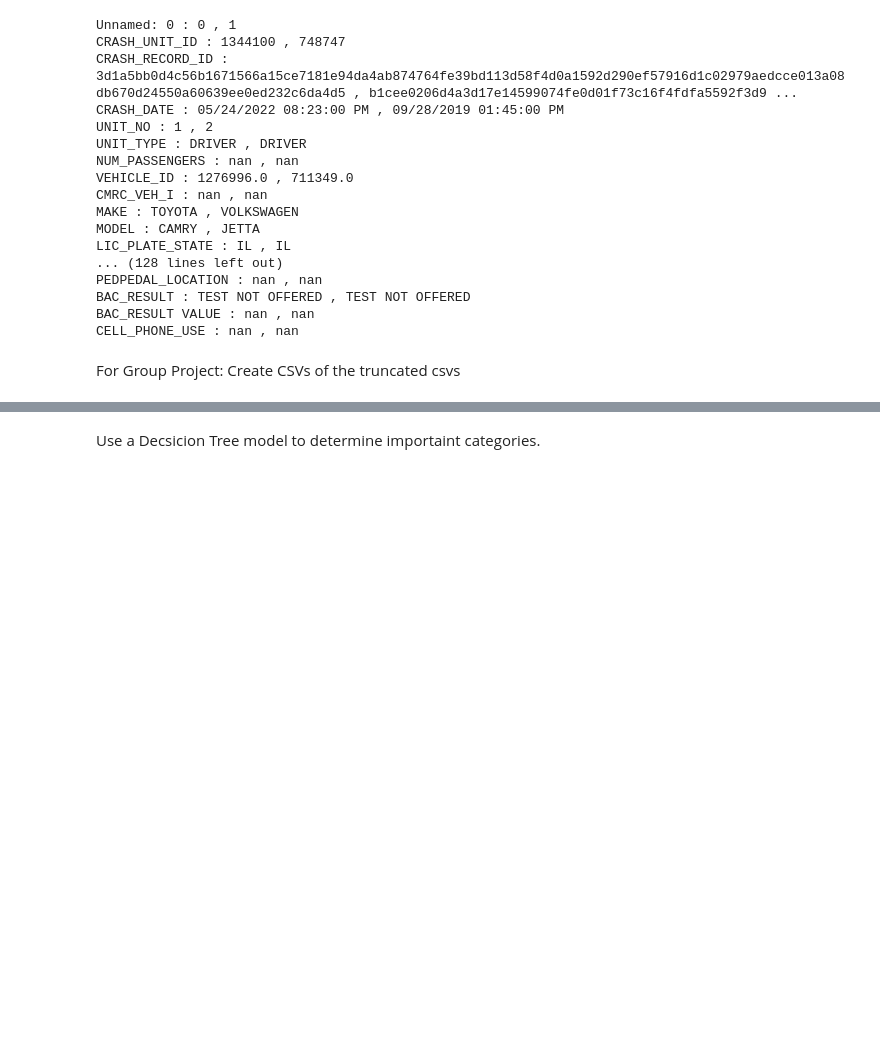
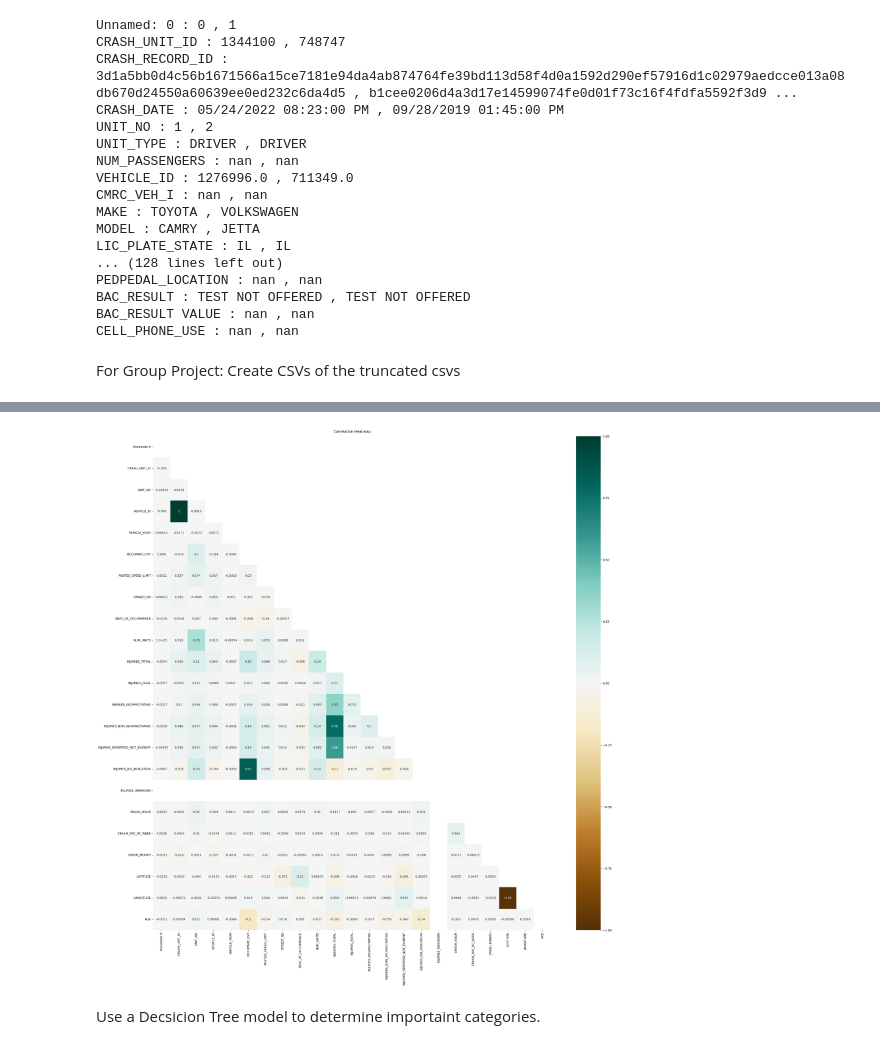
Before and after one commit to Jmanitou/Chicago_Car_Crash_Analysis, a Jupyter notebook: Chicago_Car_Crash.ipynb, the cells around one changed output, grey strips where cells are left out. Cells and saved outputs as stored; diff of their text form; code cells hidden in the pictures; blank space fills up the shorter version.

Commit message:
Created correlation matrix and dropped columns missing 50% of data.

```diff
--- a/Chicago_Car_Crash.ipynb
+++ b/Chicago_Car_Crash.ipynb
@@ -133,0 +134,3 @@ For Group Project: Create CSVs of the truncated csvs
+# %%
+#remove columns with less than 50% of data present
+df_accidents.dropna(axis=1, thresh = int(0.5*df_accidents.shape[0]), inplace=True)
@@ -133,0 +171,3 @@ For Group Project: Create CSVs of the truncated csvs
+# %%
+matrix = df_accidents.corr(numeric_only=True)
+print(matrix)
@@ -134,3 +192,13 @@ For Group Project: Create CSVs of the truncated csvs
+# %%
+plt.figure(figsize=(30, 30))
+
+#create a mask to remove the duplicate upper half
+mask = np.triu(np.ones_like(matrix, dtype=np.bool))
+
+heatmap = sns.heatmap(matrix, vmin=-1, mask=mask, vmax=1, annot=True, cmap='BrBG')
+heatmap.set_title('Correlation Heatmap', fontdict={'fontsize':12}, pad=12);
+# %% [output]
+[figure, added]
 # %% [markdown]
 Use a Decsicion Tree model to determine importaint categories.
 # %% [markdown]
```
Also changed, not shown: parts of 5 cells of this notebook.
